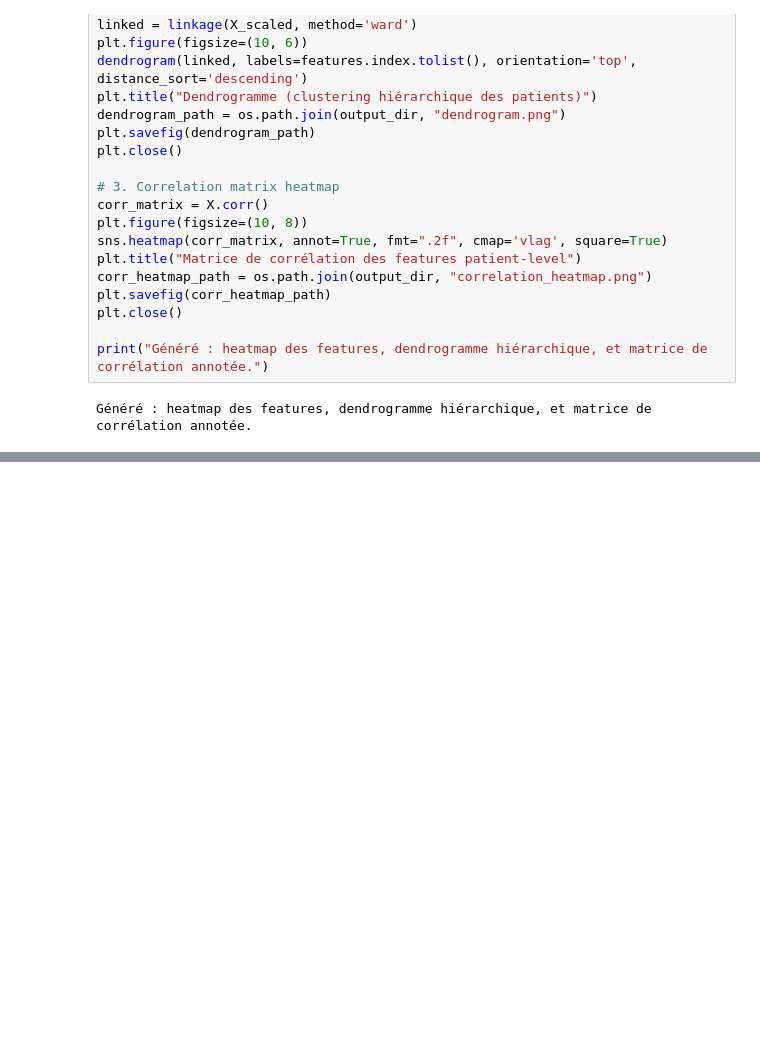
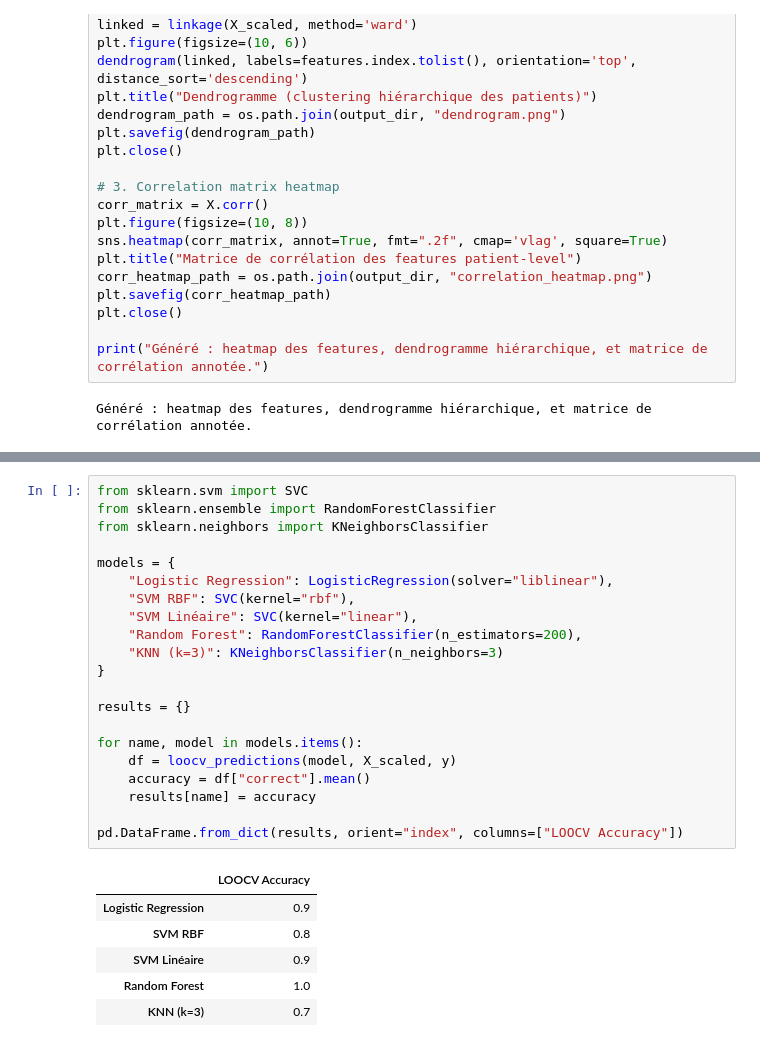
Before and after one commit to John-dotcom-cyber/glycemic-forecasting-study, a Jupyter notebook: Trainning_model.ipynb, the cells around one changed output, grey strips where cells are left out. Saved outputs shown, nothing was run; the diff lists cells and outputs as text; blank space fills up the shorter version.

```diff
--- a/Trainning_model.ipynb
+++ b/Trainning_model.ipynb
@@ -231,0 +368,28 @@ Généré : heatmap des features, dendrogramme hiérarchique, et matrice de corr
+# %%
+from sklearn.svm import SVC
+from sklearn.ensemble import RandomForestClassifier
+from sklearn.neighbors import KNeighborsClassifier
+
+models = {
+    "Logistic Regression": LogisticRegression(solver="liblinear"),
+    "SVM RBF": SVC(kernel="rbf"),
+    "SVM Linéaire": SVC(kernel="linear"),
+    "Random Forest": RandomForestClassifier(n_estimators=200),
+    "KNN (k=3)": KNeighborsClassifier(n_neighbors=3)
+}
+
+results = {}
+
+for name, model in models.items():
+    df = loocv_predictions(model, X_scaled, y)
+    accuracy = df["correct"].mean()
+    results[name] = accuracy
+
+pd.DataFrame.from_dict(results, orient="index", columns=["LOOCV Accuracy"])
+# %% [output]
+|  | LOOCV Accuracy |
+| Logistic Regression | 0.9 |
+| SVM RBF | 0.8 |
+| SVM Linéaire | 0.9 |
+| Random Forest | 1.0 |
+| KNN (k=3) | 0.7 |
```
Also changed, not shown: parts of 5 cells of this notebook, 1 other file.
